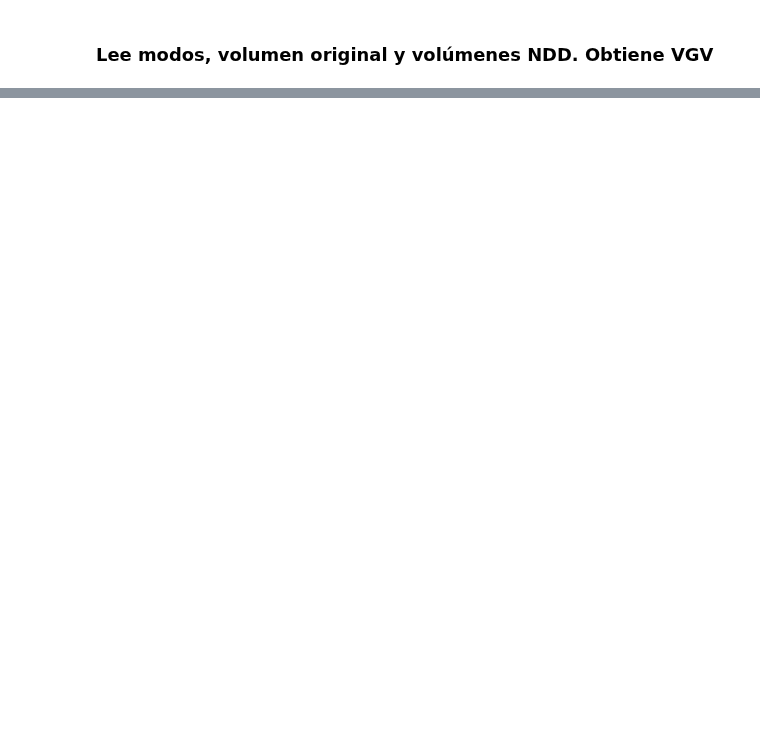
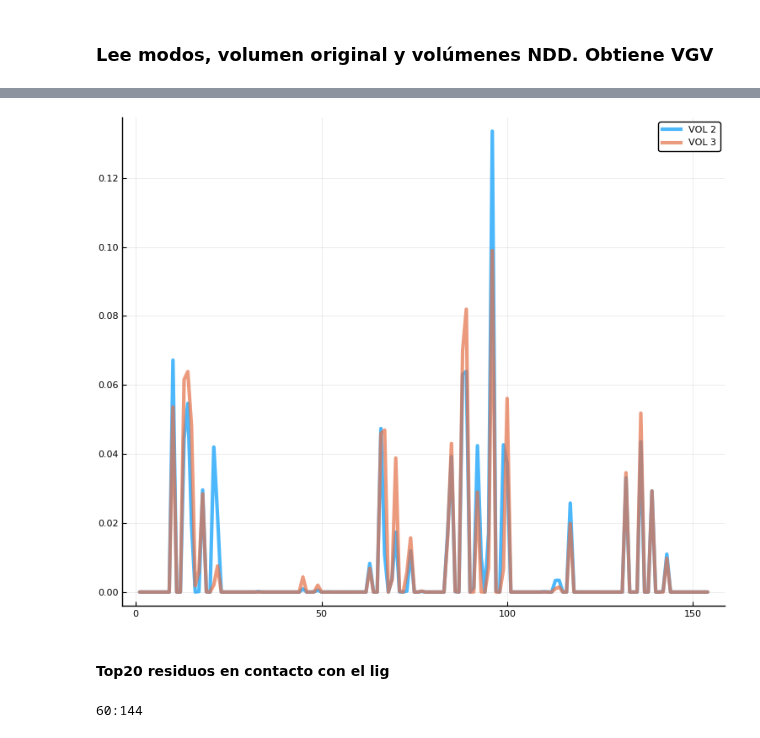
Before and after one commit to pgbarletta/reold_lbp, a Jupyter notebook: src/final_4xcp_cont.ipynb, the cells around one changed output, grey strips where cells are left out. Drawn from its saved outputs; the diff is of its cells as text; code cells hidden in the pictures; blank space fills up the shorter version.

```diff
--- a/src/final_4xcp_cont.ipynb
+++ b/src/final_4xcp_cont.ipynb
@@ -105,0 +258,43 @@ header_contactos_prtRes
+# %%
+plot(mask, dens_v2,
+    lw = 3, linealpha = .7, size = (750, 600), label = "VOL 2")
+plot!(mask, dens_v3,
+    lw = 3, linealpha = .7, label = "VOL 3")
+# %% [output]
+[figure, added]
+# %% [markdown]
+#### Top20 residuos en contacto con el lig
+# %%
+top_dens_v1 = sortperm(dens_v1, rev = true)[1:20]
+top_dens_v2 = sortperm(dens_v2, rev = true)[1:20]
+top_dens_v3 = sortperm(dens_v3, rev = true)[1:20]
+
+# P/ pymol:
+replace(string(top_dens_v1), ", " => "+")[2:end-1]
+replace(string(top_dens_v2), ", " => "+")[2:end-1]
+replace(string(top_dens_v3), ", " => "+")[2:end-1]
+
+# P/ graficar acá:
+max_dens_v1 = dens_v1[dens_v1 .>= dens_v1[top_dens_v1[end]]]
+max_dens_v2 = dens_v1[dens_v2 .>= dens_v2[top_dens_v2[end]]]
+max_dens_v3 = dens_v1[dens_v3 .>= dens_v3[top_dens_v3[end]]];
+
+idx_v1 = sortperm(top_dens_v1)
+idx_v2 = sortperm(top_dens_v2)
+idx_v3 = sortperm(top_dens_v3);
+
+#
+templ_v1 = fill(0., length(mask))
+templ_v1[top_dens_v1] = max_dens_v1
+#
+templ_v2 = fill(0., length(mask))
+templ_v2[top_dens_v2] = max_dens_v2
+#
+templ_v3 = fill(0., length(mask))
+templ_v3[top_dens_v3] = max_dens_v3;
+
+#
+prin = 1:35
+fin = 60:144
+# %% [output]
+60:144
```
Also changed, not shown: parts of 50 cells of this notebook, 12 other files.
